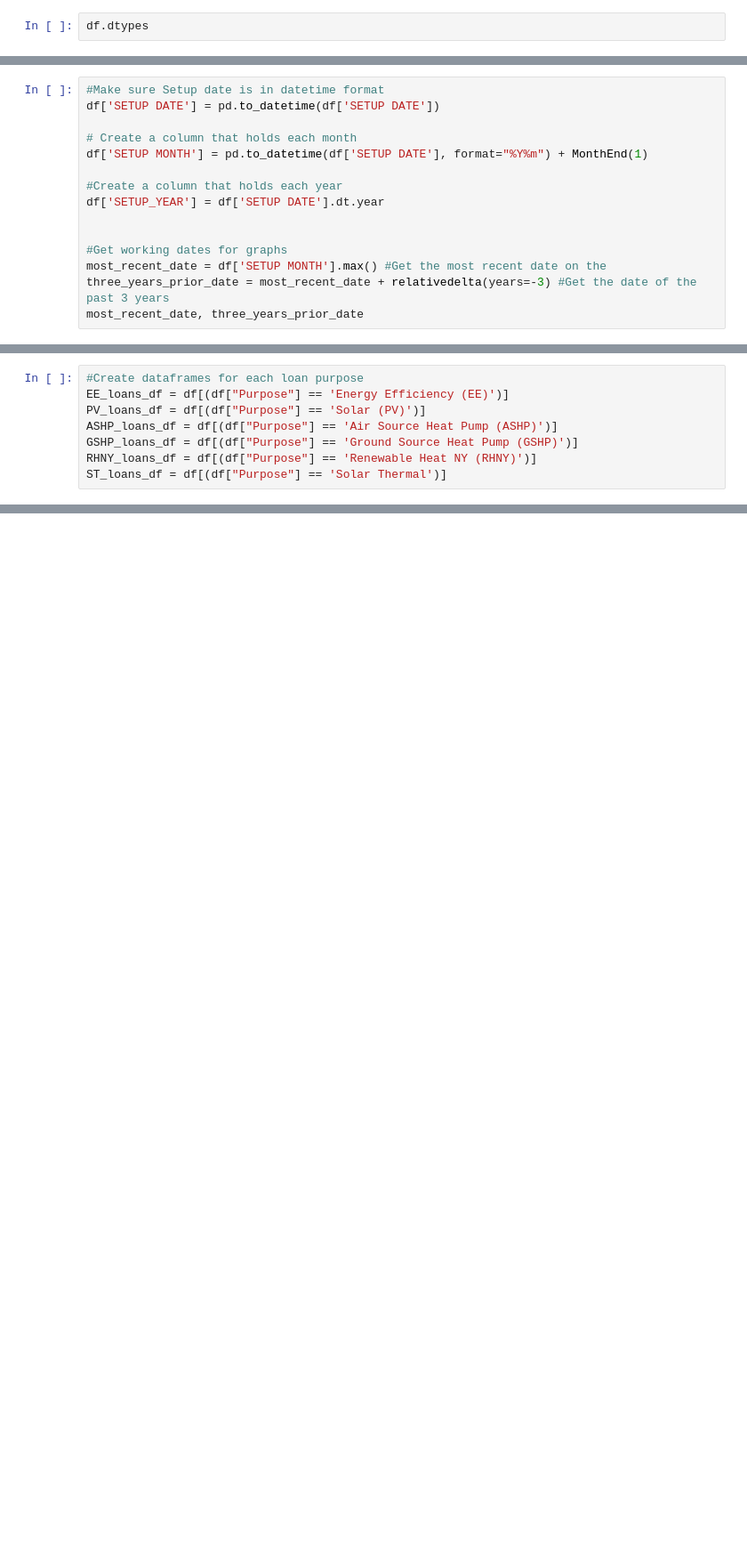
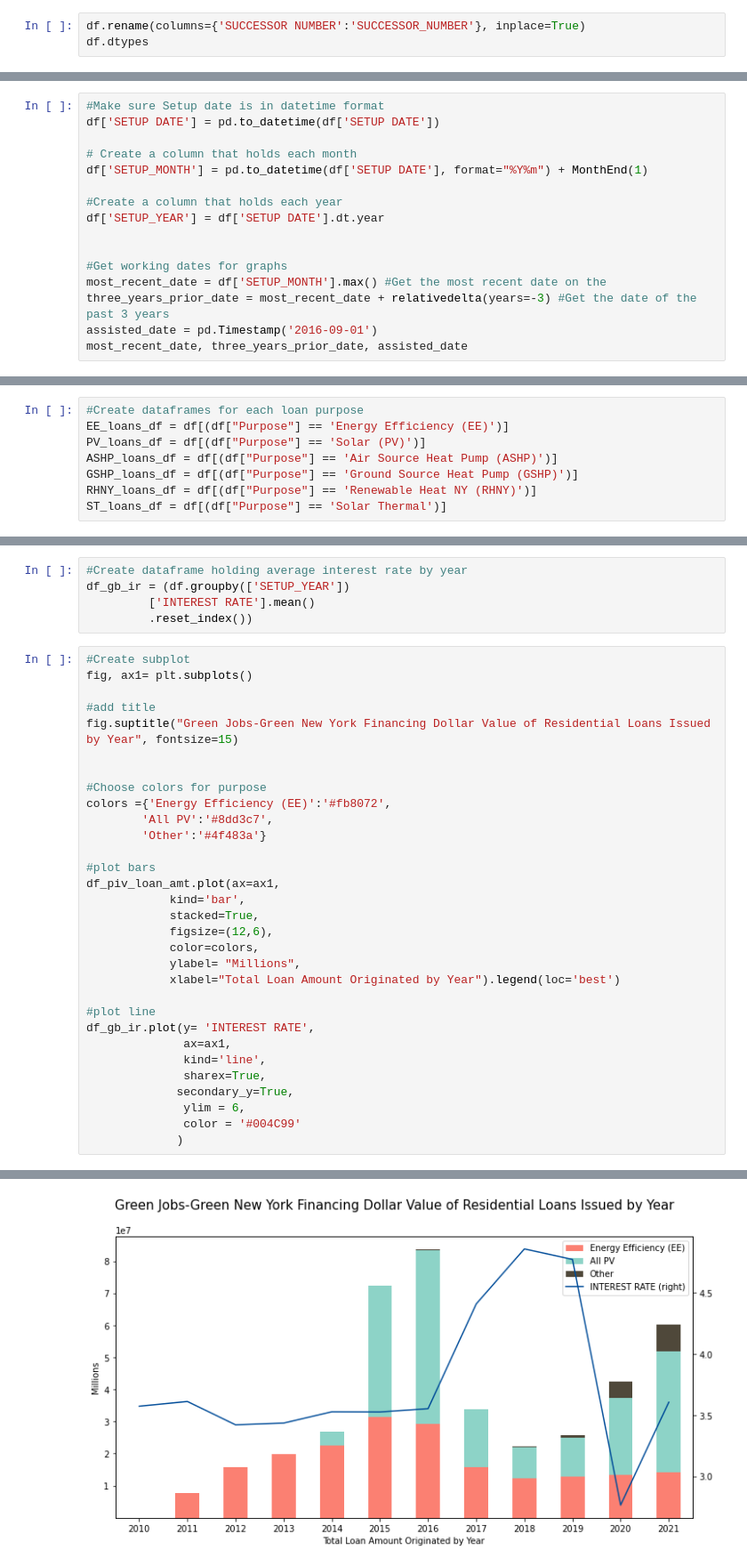
Before and after one commit to jlixander/GJGNY_Analysis, a Jupyter notebook: GJGNY_Analysis.ipynb, the cells around one changed output, grey strips where cells are left out. Shown at 89% size. Cells and saved outputs as stored; diff of their text form; blank space fills up the shorter version.

```diff
--- a/GJGNY_Analysis.ipynb
+++ b/GJGNY_Analysis.ipynb
@@ -29,6 +31,7 @@ df
 | 34105 | 12/31/2021 | 08/14/2015 | 08/24/2015 | 14199.75 | 180 | ... |
 34106 rows × 41 columns
 # %%
+df.rename(columns={'SUCCESSOR NUMBER':'SUCCESSOR_NUMBER'}, inplace=True)
 df.dtypes
 # %% [output]
 Reporting Period              object
@@ -53,14 +56,15 @@ dtype: object
 df['SETUP DATE'] = pd.to_datetime(df['SETUP DATE'])
 
 # Create a column that holds each month
-df['SETUP MONTH'] = pd.to_datetime(df['SETUP DATE'], format="%Y%m") + MonthEnd(1)
+df['SETUP_MONTH'] = pd.to_datetime(df['SETUP DATE'], format="%Y%m") + MonthEnd(1)
 
 #Create a column that holds each year
 df['SETUP_YEAR'] = df['SETUP DATE'].dt.year
 
 
 #Get working dates for graphs
-most_recent_date = df['SETUP MONTH'].max() #Get the most recent date on the
+most_recent_date = df['SETUP_MONTH'].max() #Get the most recent date on the
 three_years_prior_date = most_recent_date + relativedelta(years=-3) #Get the date of the past 3 years
-most_recent_date, three_years_prior_date
+assisted_date = pd.Timestamp('2016-09-01')
+most_recent_date, three_years_prior_date, assisted_date
 # %% [output]
@@ -238,0 +186,37 @@ df_piv.plot(ax=ax1,
+# %%
+#Create dataframe holding average interest rate by year
+df_gb_ir = (df.groupby(['SETUP_YEAR'])
+         ['INTEREST RATE'].mean()
+         .reset_index())
+# %%
+#Create subplot
+fig, ax1= plt.subplots()
+
+#add title
+fig.suptitle("Green Jobs-Green New York Financing Dollar Value of Residential Loans Issued by Year", fontsize=15)
+
+
+#Choose colors for purpose
+colors ={'Energy Efficiency (EE)':'#fb8072',
+        'All PV':'#8dd3c7',
+        'Other':'#4f483a'}
+
+#plot bars
+df_piv_loan_amt.plot(ax=ax1,
+            kind='bar',
+            stacked=True,
+            figsize=(12,6),
+            color=colors,
+            ylabel= "Millions",
+            xlabel="Total Loan Amount Originated by Year").legend(loc='best')
+
+#plot line
+df_gb_ir.plot(y= 'INTEREST RATE',
+              ax=ax1,
+              kind='line',
+              sharex=True,
+             secondary_y=True,
+              ylim = 6,
+              color = '#004C99'
+             )
+# %% [output]
@@ -238,0 +224 @@ df_piv.plot(ax=ax1,
+[figure, added]
```
Also changed, not shown: parts of 18 cells of this notebook.
